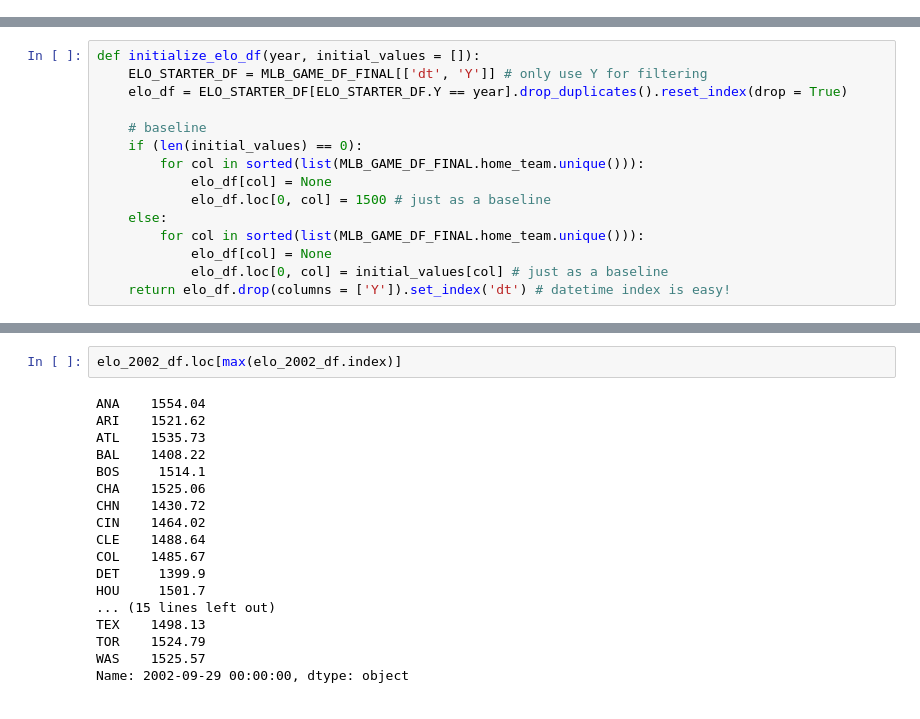
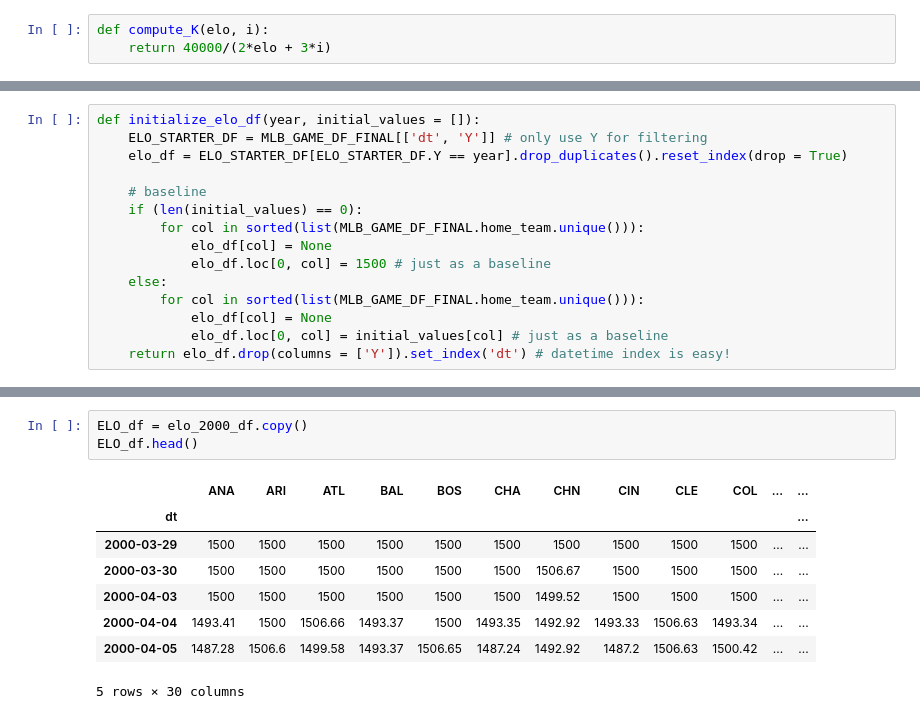
Before and after one commit to andrew-cui/mlb-game-prediction, a Jupyter notebook: elo-model/elo-framework.ipynb, the cells around one changed output, grey strips where cells are left out. Drawn from its saved outputs; the diff is of its cells as text.

```diff
--- a/elo-model/elo-framework.ipynb
+++ b/elo-model/elo-framework.ipynb
@@ -26,3 +26,6 @@ $$E_A=\frac{1}{1+10^{-(R_A - R_B)/200}}$$
 $$R_A^{t+1}=R_A+16 \cdot(S_A-E_A)$$
 
 Goal is to tune constants so that small differences in ELO don't impact too much
+# %%
+def compute_K(elo, i):
+    return 40000/(2*elo + 3*i)
@@ -233,20 +134,12 @@ elo_2002_df
-# %%
-elo_2002_df.loc[max(elo_2002_df.index)]
-# %% [output]
-ANA    1554.04
-ARI    1521.62
-ATL    1535.73
-BAL    1408.22
-BOS     1514.1
-CHA    1525.06
-CHN    1430.72
-CIN    1464.02
-CLE    1488.64
-COL    1485.67
-DET     1399.9
-HOU     1501.7
-... (15 lines left out)
-TEX    1498.13
-TOR    1524.79
-WAS    1525.57
-Name: 2002-09-29 00:00:00, dtype: object
+# %%
+ELO_df = elo_2000_df.copy()
+ELO_df.head()
+# %% [output]
+|  | ANA | ARI | ATL | BAL | BOS | CHA | CHN | CIN | CLE | COL | ... | ... |
+| dt |  |  |  |  |  |  |  |  |  |  |  | ... |
+| 2000-03-29 | 1500 | 1500 | 1500 | 1500 | 1500 | 1500 | 1500 | 1500 | 1500 | 1500 | ... | ... |
+| 2000-03-30 | 1500 | 1500 | 1500 | 1500 | 1500 | 1500 | 1506.67 | 1500 | 1500 | 1500 | ... | ... |
+| 2000-04-03 | 1500 | 1500 | 1500 | 1500 | 1500 | 1500 | 1499.52 | 1500 | 1500 | 1500 | ... | ... |
+| 2000-04-04 | 1493.41 | 1500 | 1506.66 | 1493.37 | 1500 | 1493.35 | 1492.92 | 1493.33 | 1506.63 | 1493.34 | ... | ... |
+| 2000-04-05 | 1487.28 | 1506.6 | 1499.58 | 1493.37 | 1506.65 | 1487.24 | 1492.92 | 1487.2 | 1506.63 | 1500.42 | ... | ... |
+5 rows × 30 columns
```
Also changed, not shown: parts of 13 cells of this notebook, 6 other files.
